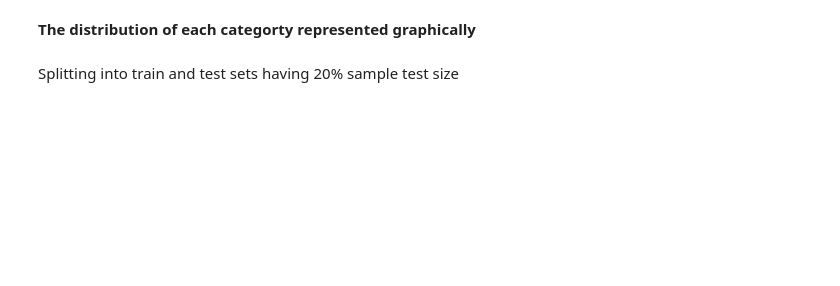
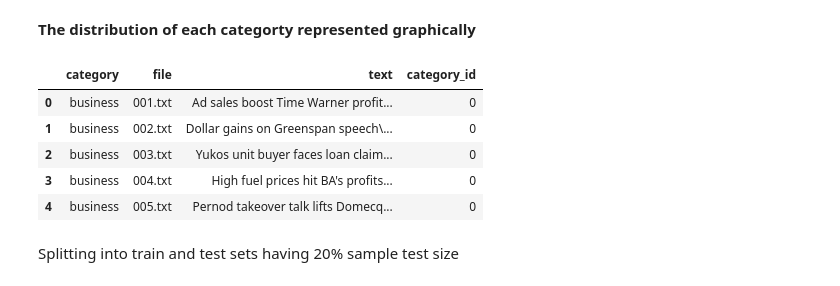
Before and after one commit to cogentdom/Text_Centroiding, a Jupyter notebook: Assgn5.ipynb, the cells around one changed output. Saved outputs shown, nothing was run; the diff lists cells and outputs as text; code cells hidden in the pictures; blank space fills up the shorter version.

```diff
--- a/Assgn5.ipynb
+++ b/Assgn5.ipynb
@@ -36,2 +40,13 @@ sns.countplot(x=articles['category'])
 # %% [markdown]
 **The distribution of each categorty represented graphically**
+# %%
+category_dict = {'business':0, 'entertainment':1, 'politics':2, 'sport':3, 'tech':4}
+articles['category_id'] = articles['category'].map(category_dict)
+articles.head()
+# %% [output]
+|  | category | file | text | category_id |
+| 0 | business | 001.txt | Ad sales boost Time Warner profit... | 0 |
+| 1 | business | 002.txt | Dollar gains on Greenspan speech\... | 0 |
+| 2 | business | 003.txt | Yukos unit buyer faces loan claim... | 0 |
+| 3 | business | 004.txt | High fuel prices hit BA's profits... | 0 |
+| 4 | business | 005.txt | Pernod takeover talk lifts Domecq... | 0 |
```
Also changed, not shown: parts of 25 cells of this notebook.
